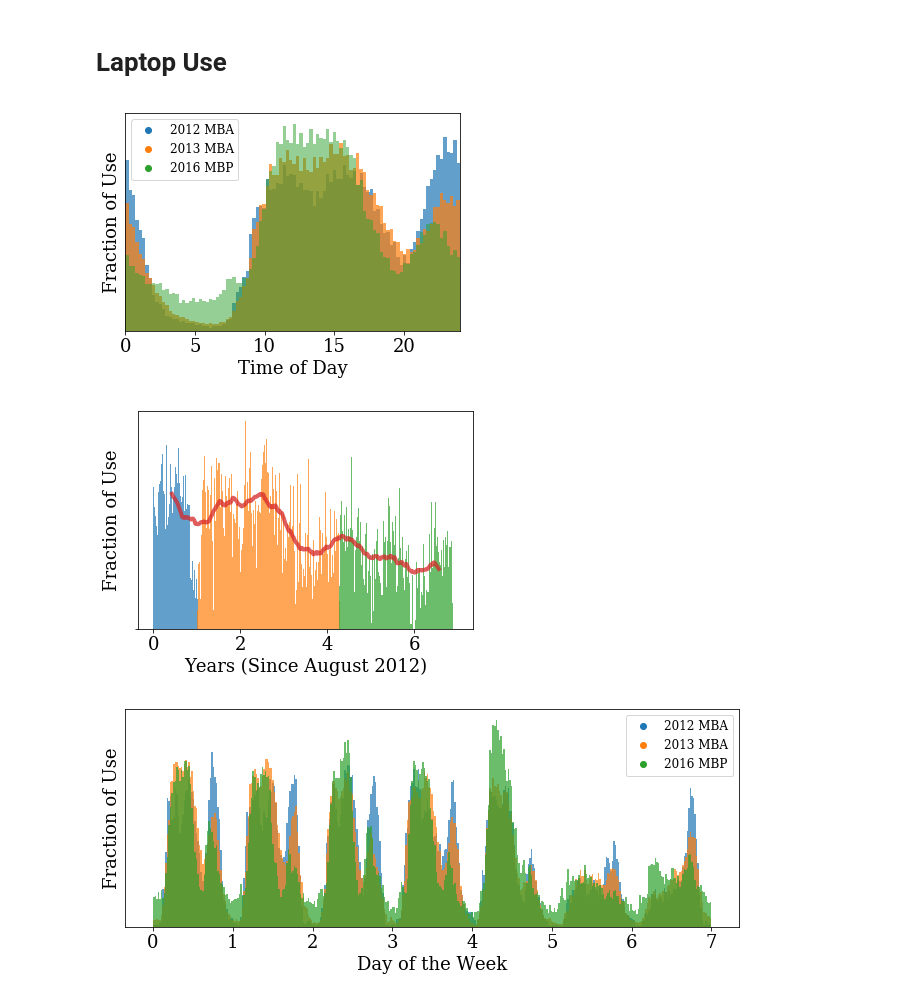
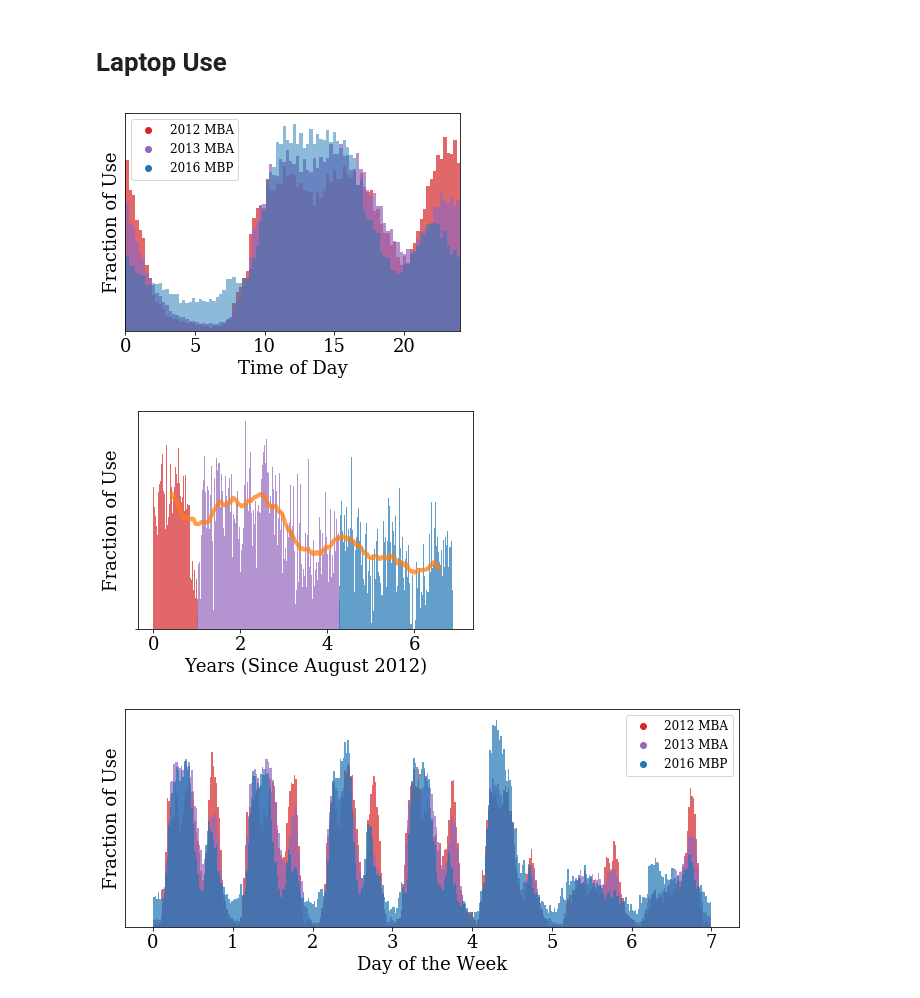
Before and after one commit to jradavenport/batlog2019, a Jupyter notebook: code/explore.ipynb, the cells around one changed output. Cells and saved outputs as stored; diff of their text form; code cells hidden in the pictures.

```diff
--- a/code/explore.ipynb
+++ b/code/explore.ipynb
@@ -274,47 +311,47 @@ plt.plot((day2[0:10000] - day2[1]), smo.diff(periods=10))
 # %% [markdown]
 # Laptop Use
 # %%
-_ = plt.hist(timeofday0, bins=100, alpha=0.7, normed=True)
-_ = plt.hist(timeofday1, bins=100, alpha=0.7, normed=True)
-_ = plt.hist(timeofday2[0:mcap2.size][gooddays], bins=100, alpha=0.5, normed=True)
+_ = plt.hist(timeofday0, bins=100, alpha=0.7, normed=True ,color='C3')
+_ = plt.hist(timeofday1, bins=100, alpha=0.7, normed=True, color='C4')
+_ = plt.hist(timeofday2[0:mcap2.size][gooddays], bins=100, alpha=0.5, normed=True, color='C0')
 
-plt.plot([],[], 'o', label='2012 MBA', c='C0')
-plt.plot([],[], 'o', label='2013 MBA', c='C1')
-plt.plot([],[], 'o', label='2016 MBP', c='C2')
+plt.plot([],[], 'o', label='2012 MBA', c='C3')
+plt.plot([],[], 'o', label='2013 MBA', c='C4')
+plt.plot([],[], 'o', label='2016 MBP', c='C0')
 plt.legend(fontsize=12)
 
 plt.ylabel('Fraction of Use')
 plt.yticks([1],[' '])
 plt.xlabel('Time of Day')
 plt.xlim(0,24)
 plt.savefig('timeofday.png',dpi=350, bbox_inches='tight', pad_inches=0.25)
 # %% [output]
-[figure, old version]
+[figure, new version]
 # %%
-n1,b1,_ = plt.hist((day0 - day0.min())/365., alpha=0.7, bins=np.arange(0,7,7/365.25))
-n2,b2,_ = plt.hist((day1 - day0.min())/365., alpha=0.7, bins=np.arange(0,7,7/365.25))
-n3,b3,_ = plt.hist((day2[0:mcap2.size][gooddays] - day0.min())/365., alpha=0.7, bins=np.arange(0,7,7/365.25))
+n1,b1,_ = plt.hist((day0 - day0.min())/365., alpha=0.7, bins=np.arange(0,7,7/365.25), color='C3')
+n2,b2,_ = plt.hist((day1 - day0.min())/365., alpha=0.7, bins=np.arange(0,7,7/365.25), color='C4')
+n3,b3,_ = plt.hist((day2[0:mcap2.size][gooddays] - day0.min())/365., alpha=0.7, bins=np.arange(0,7,7/365.25), color='C0')
 
 bins = (b1[1:]+b1[0:-1])/2.
 smo = pd.Series(n1+n2+n3).rolling(window=45, center=True).mean()
-plt.plot(bins, smo, lw=4, alpha=0.75)
+plt.plot(bins, smo, lw=4, alpha=0.75, c='C1')
 
 plt.ylabel('Fraction of Use')
 plt.yticks([1],[' '])
 plt.xlabel('Years (Since August 2012)')
 plt.savefig('years.png',dpi=350, bbox_inches='tight', pad_inches=0.25)
 # %% [output]
-[figure, old version]
+[figure, new version]
 # %%
 plt.figure(figsize=(11,4))
-_ = plt.hist((day0 -4.5) % 7, alpha=0.7, bins=np.arange(0,7,7/365.25), normed=True)
-_ = plt.hist((day1  -4.5) % 7, alpha=0.7, bins=np.arange(0,7,7/365.25), normed=True)
+_ = plt.hist((day0 -4.5) % 7, alpha=0.7, bins=np.arange(0,7,7/365.25), normed=True, color='C3')
+_ = plt.hist((day1  -4.5) % 7, alpha=0.7, bins=np.arange(0,7,7/365.25), normed=True, color='C4')
 _ = plt.hist((day2[0:mcap2.size][gooddays] -4.5 ) % 7, alpha=0.7, bins=np.arange(0,7,7/365.25),
-             normed=True)
+             normed=True, color='C0')
 
-plt.plot([],[], 'o', label='2012 MBA', c='C0')
-plt.plot([],[], 'o', label='2013 MBA', c='C1')
-plt.plot([],[], 'o', label='2016 MBP', c='C2')
+plt.plot([],[], 'o', label='2012 MBA', c='C3')
+plt.plot([],[], 'o', label='2013 MBA', c='C4')
+plt.plot([],[], 'o', label='2016 MBP', c='C0')
 plt.legend(fontsize=12)
 
 
@@ -324,4 +361,4 @@ plt.xlabel('Day of the Week')
 
 plt.savefig('dayofweek.png',dpi=350, bbox_inches='tight', pad_inches=0.25)
 # %% [output]
-[figure, old version]
+[figure, new version]
```
Also changed, not shown: parts of 25 cells of this notebook, 8 other files.
